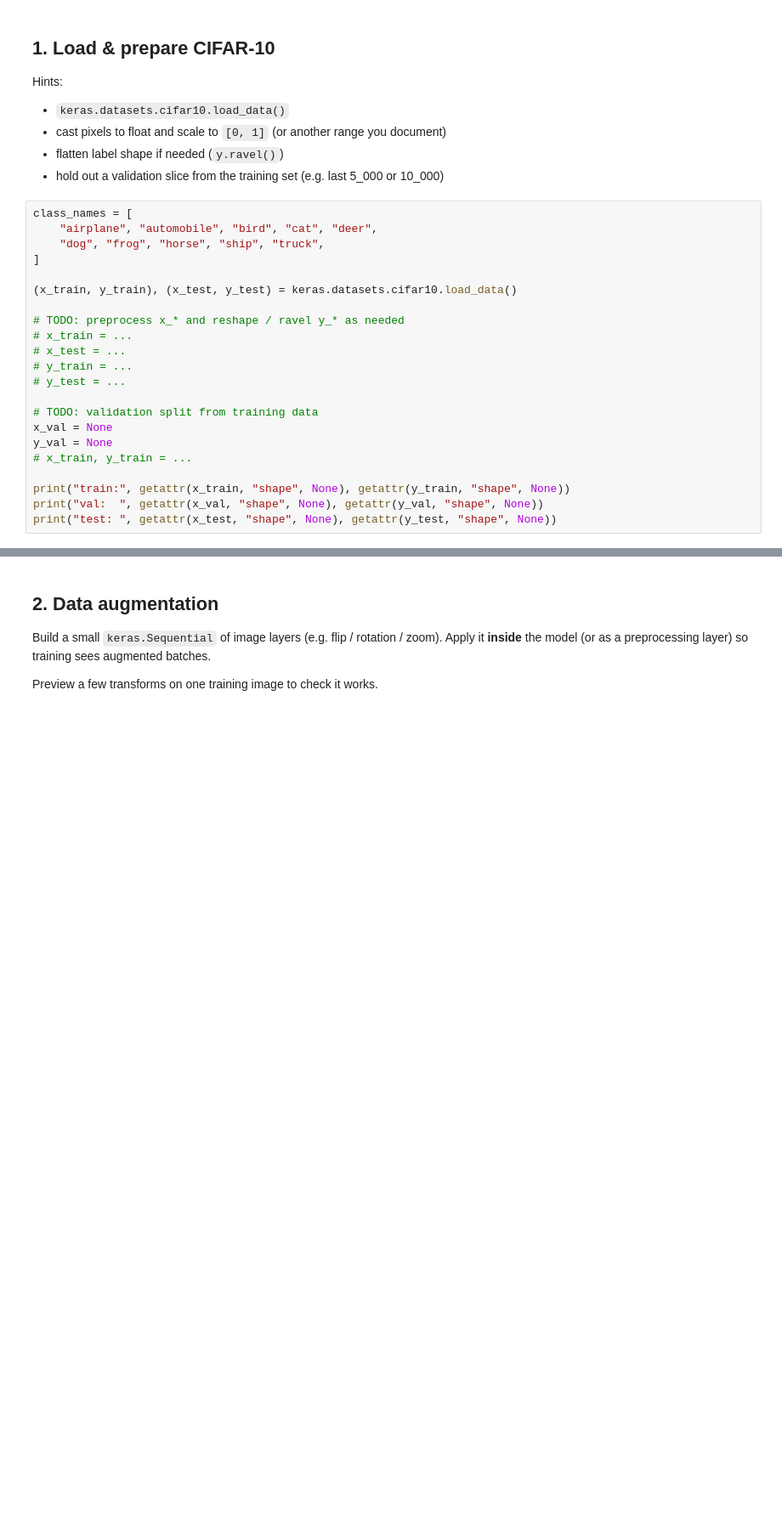
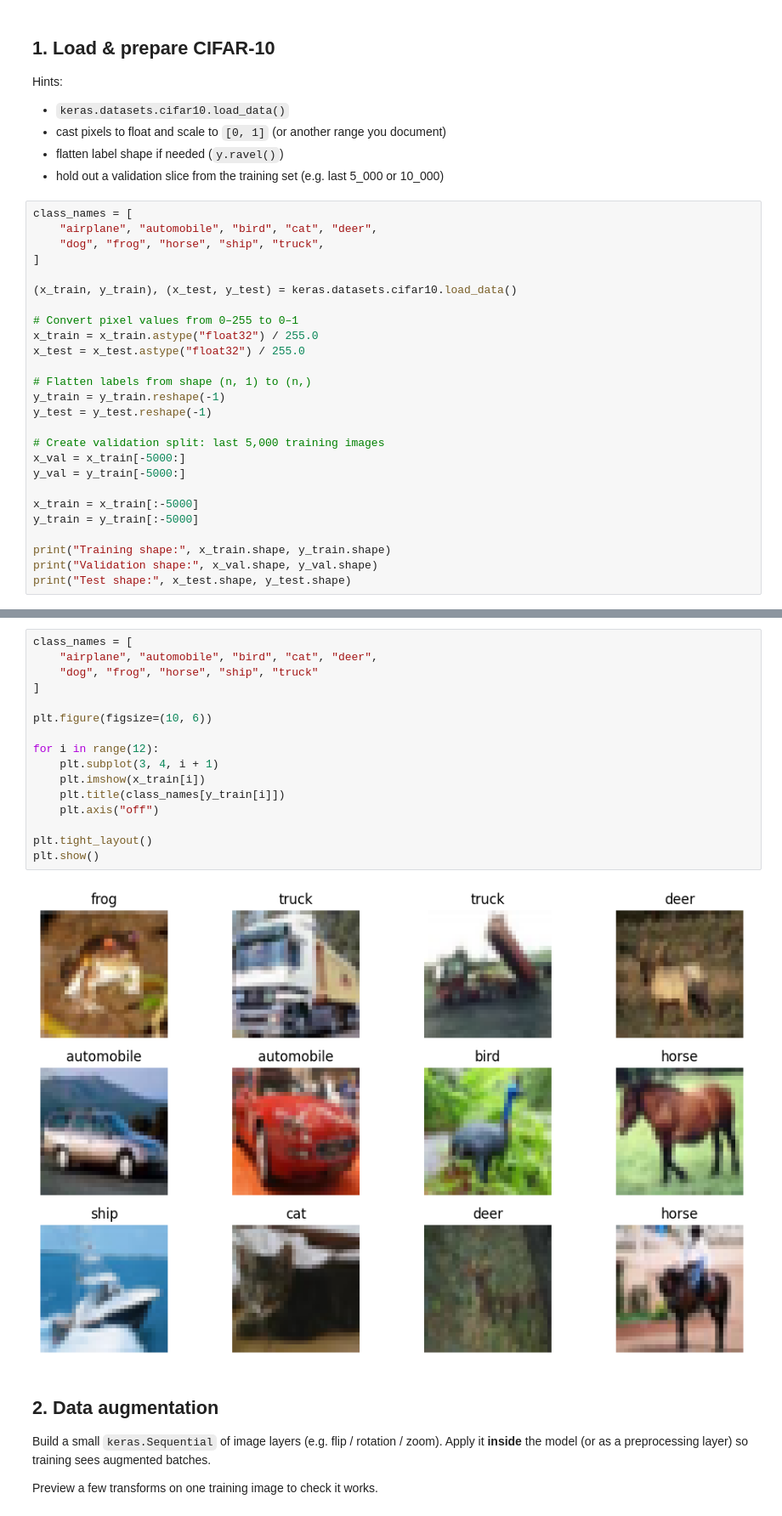
Before and after one commit to nsingh1811/DATAX504-nsingh1811, a Jupyter notebook: a4_convnet.ipynb, the cells around one changed output, grey strips where cells are left out. Shown at 85% size. Cells and saved outputs as stored; diff of their text form; blank space fills up the shorter version.

```diff
--- a/a4_convnet.ipynb
+++ b/a4_convnet.ipynb
@@ -47,17 +47,21 @@ class_names = [
 
 (x_train, y_train), (x_test, y_test) = keras.datasets.cifar10.load_data()
 
-# TODO: preprocess x_* and reshape / ravel y_* as needed
-# x_train = ...
-# x_test = ...
-# y_train = ...
-# y_test = ...
+# Convert pixel values from 0–255 to 0–1
+x_train = x_train.astype("float32") / 255.0
+x_test = x_test.astype("float32") / 255.0
 
-# TODO: validation split from training data
-x_val = None
-y_val = None
-# x_train, y_train = ...
+# Flatten labels from shape (n, 1) to (n,)
+y_train = y_train.reshape(-1)
+y_test = y_test.reshape(-1)
 
-print("train:", getattr(x_train, "shape", None), getattr(y_train, "shape", None))
-print("val:  ", getattr(x_val, "shape", None), getattr(y_val, "shape", None))
-print("test: ", getattr(x_test, "shape", None), getattr(y_test, "shape", None))
+# Create validation split: last 5,000 training images
+x_val = x_train[-5000:]
+y_val = y_train[-5000:]
+
+x_train = x_train[:-5000]
+y_train = y_train[:-5000]
+
+print("Training shape:", x_train.shape, y_train.shape)
+print("Validation shape:", x_val.shape, y_val.shape)
+print("Test shape:", x_test.shape, y_test.shape)
@@ -64,3 +72,21 @@ print("test: ", getattr(x_test, "shape", None), getattr(y_test, "shape", None))
+# %%
+class_names = [
+    "airplane", "automobile", "bird", "cat", "deer",
+    "dog", "frog", "horse", "ship", "truck"
+]
+
+plt.figure(figsize=(10, 6))
+
+for i in range(12):
+    plt.subplot(3, 4, i + 1)
+    plt.imshow(x_train[i])
+    plt.title(class_names[y_train[i]])
+    plt.axis("off")
+
+plt.tight_layout()
+plt.show()
+# %% [output]
+[figure, added]
 # %% [markdown]
 ## 2. Data augmentation
 
```
Also changed, not shown: parts of 13 cells of this notebook.
